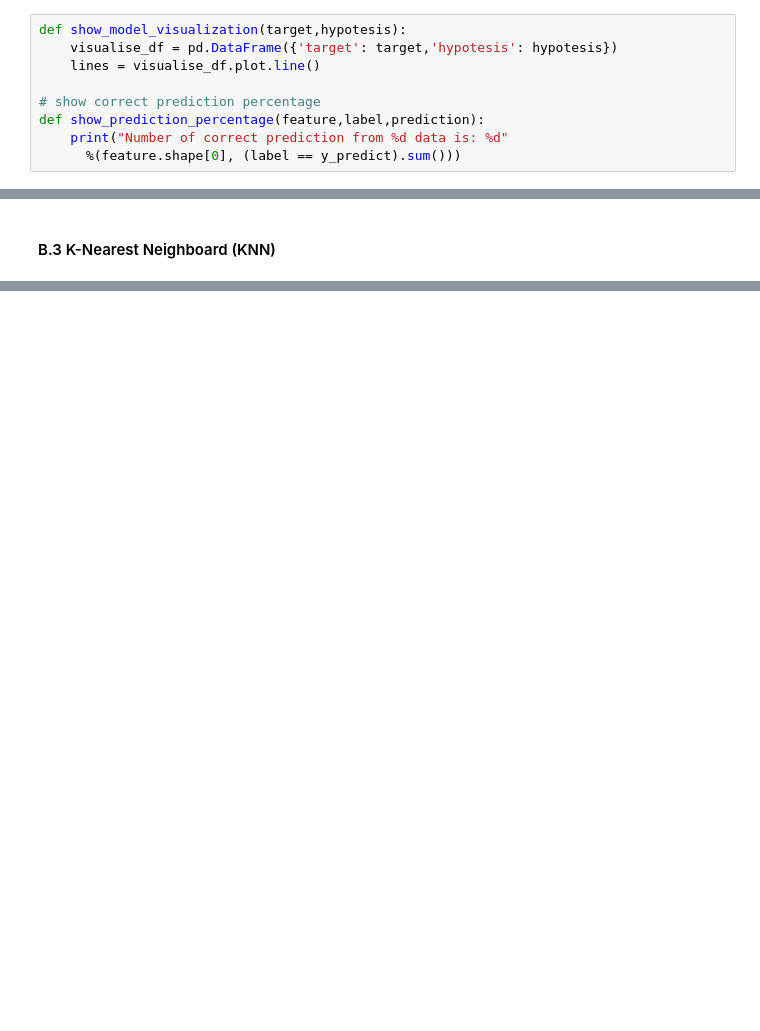
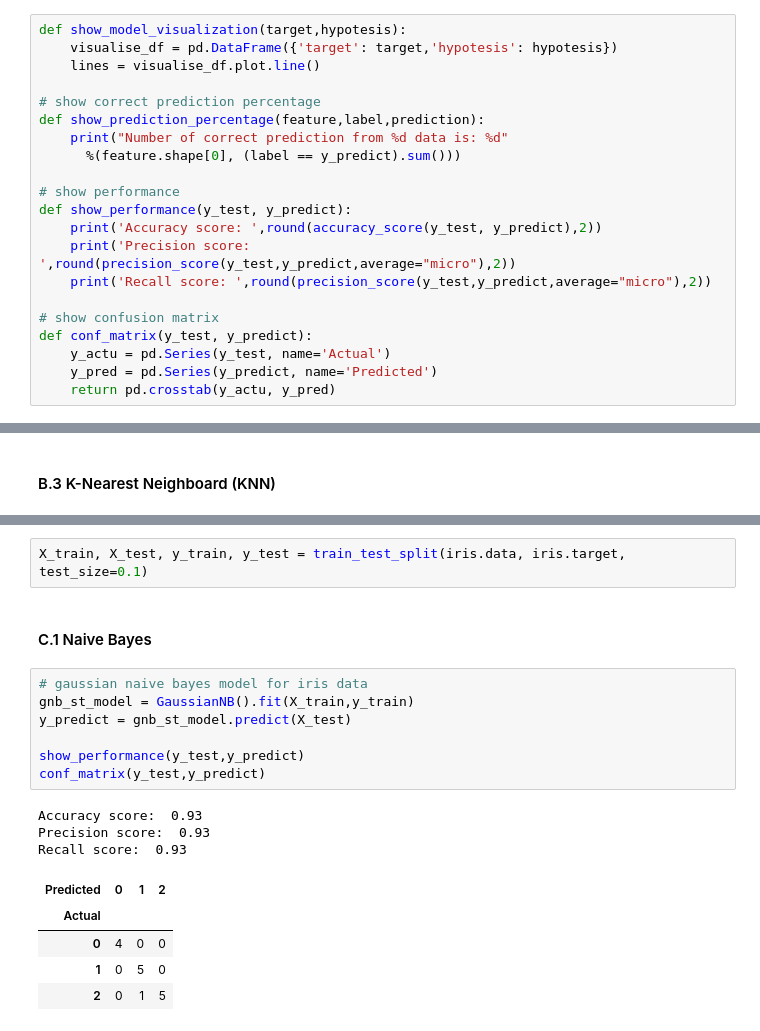
Before and after one commit to dionsaputra/Scikit-Exploration, a Jupyter notebook: Scikit Exploration.ipynb, the cells around one changed output, grey strips where cells are left out. Saved outputs shown, nothing was run; the diff lists cells and outputs as text; blank space fills up the shorter version.

```diff
--- a/Scikit Exploration.ipynb
+++ b/Scikit Exploration.ipynb
@@ -27,6 +37,18 @@ def show_model_visualization(target,hypotesis):
 def show_prediction_percentage(feature,label,prediction):
     print("Number of correct prediction from %d data is: %d"
       %(feature.shape[0], (label == y_predict).sum()))
+
+# show performance
+def show_performance(y_test, y_predict):
+    print('Accuracy score: ',round(accuracy_score(y_test, y_predict),2))
+    print('Precision score: ',round(precision_score(y_test,y_predict,average="micro"),2))
+    print('Recall score: ',round(precision_score(y_test,y_predict,average="micro"),2))
+
+# show confusion matrix
+def conf_matrix(y_test, y_predict):
+    y_actu = pd.Series(y_test, name='Actual')
+    y_pred = pd.Series(y_predict, name='Predicted')
+    return pd.crosstab(y_actu, y_pred)
 # %% [markdown]
 ### A. Load Dataset
 # %% [markdown]
@@ -165,0 +174,20 @@ KNN merupakan teknik yang digunakan untuk mengklasifikasikan instance baru denga
+# %%
+X_train, X_test, y_train, y_test = train_test_split(iris.data, iris.target, test_size=0.1)
+# %% [markdown]
+#### C.1 Naive Bayes
+# %%
+# gaussian naive bayes model for iris data
+gnb_st_model = GaussianNB().fit(X_train,y_train)
+y_predict = gnb_st_model.predict(X_test)
+
+show_performance(y_test,y_predict)
+conf_matrix(y_test,y_predict)
+# %% [output]
+Accuracy score:  0.93
+Precision score:  0.93
+Recall score:  0.93
+| Predicted | 0 | 1 | 2 |
+| Actual |  |  |  |
+| 0 | 4 | 0 | 0 |
+| 1 | 0 | 5 | 0 |
+| 2 | 0 | 1 | 5 |
```
Also changed, not shown: parts of 24 cells of this notebook, 3 other files.
